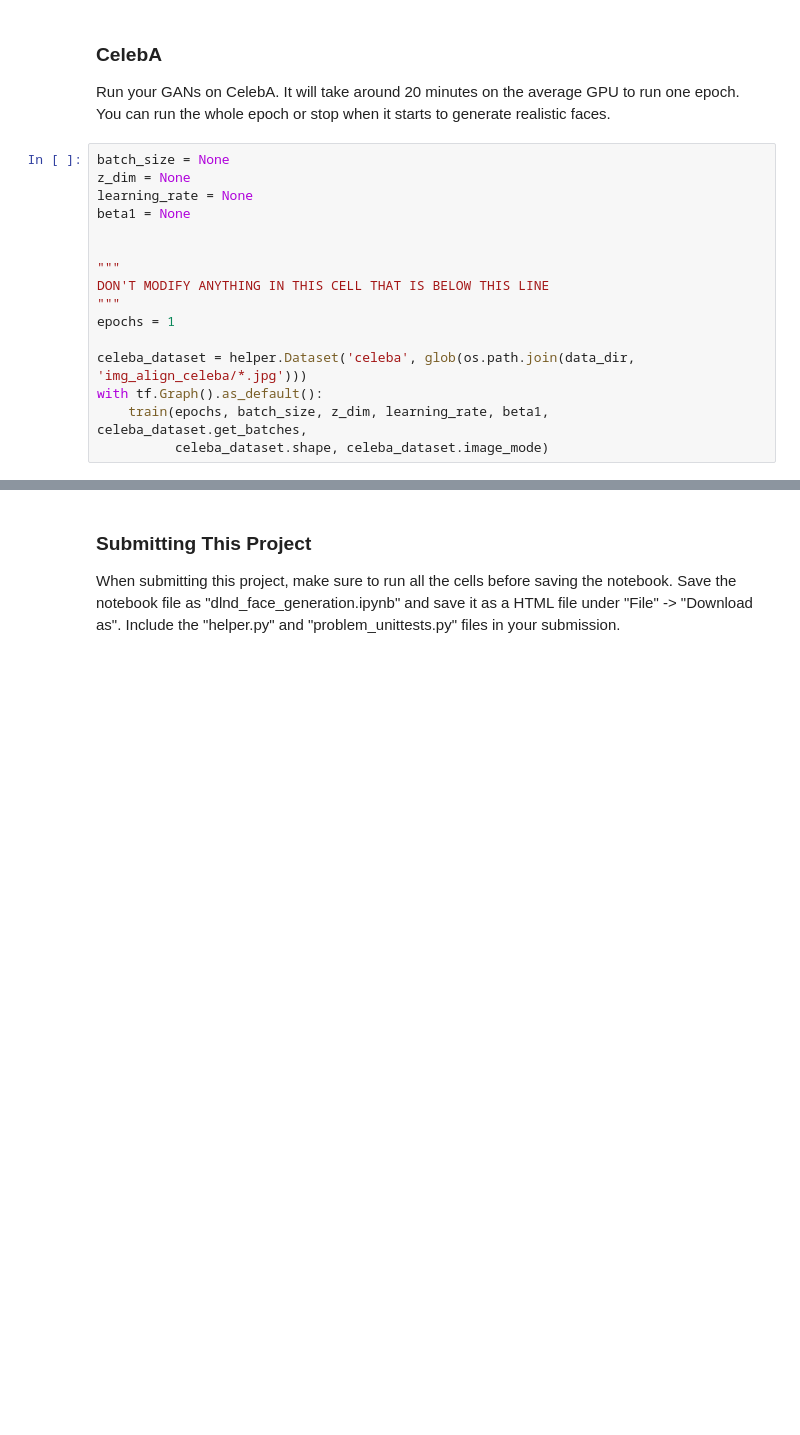
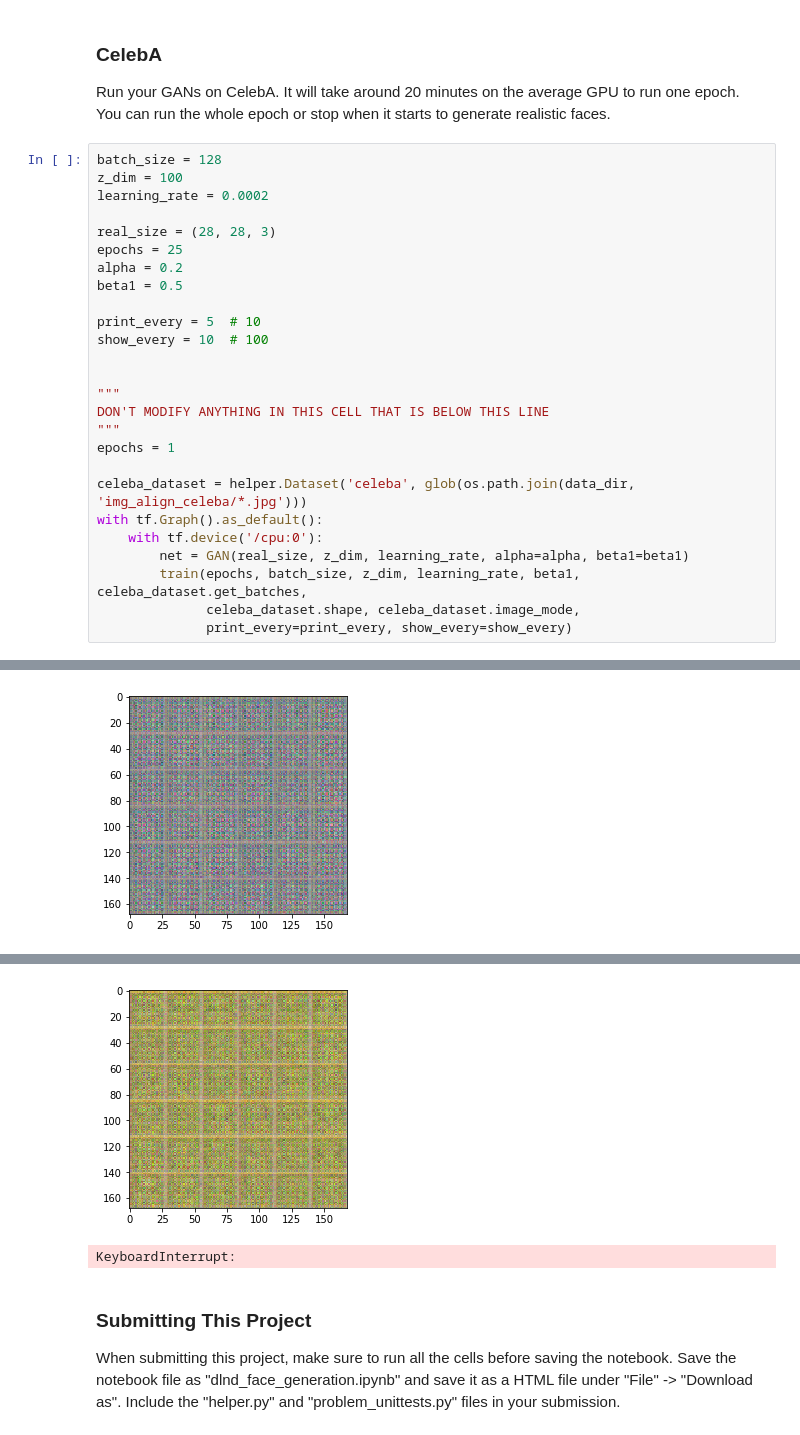
Before and after one commit to claudiu04/deep-learning, a Jupyter notebook: face_generation/dlnd_face_generation.ipynb, the cells around one changed output, grey strips where cells are left out. Cells and saved outputs as stored; diff of their text form; blank space fills up the shorter version.

```diff
--- a/face_generation/dlnd_face_generation.ipynb
+++ b/face_generation/dlnd_face_generation.ipynb
@@ -442,10 +460,17 @@ TypeError: Cannot interpret feed_dict key as Tensor: Tensor Tensor("real_input:0
 ### CelebA
 Run your GANs on CelebA.  It will take around 20 minutes on the average GPU to run one epoch.  You can run the whole epoch or stop when it starts to generate realistic faces.
 # %%
-batch_size = None
-z_dim = None
-learning_rate = None
-beta1 = None
+batch_size = 128
+z_dim = 100
+learning_rate = 0.0002
+
+real_size = (28, 28, 3)
+epochs = 25
+alpha = 0.2
+beta1 = 0.5
+
+print_every = 5  # 10
+show_every = 10  # 100
 
 
 """
@@ -455,5 +480,9 @@ epochs = 1
 
 celeba_dataset = helper.Dataset('celeba', glob(os.path.join(data_dir, 'img_align_celeba/*.jpg')))
 with tf.Graph().as_default():
-    train(epochs, batch_size, z_dim, learning_rate, beta1, celeba_dataset.get_batches,
-          celeba_dataset.shape, celeba_dataset.image_mode)
+    with tf.device('/cpu:0'):
+        net = GAN(real_size, z_dim, learning_rate, alpha=alpha, beta1=beta1)
+        train(epochs, batch_size, z_dim, learning_rate, beta1, celeba_dataset.get_batches,
+              celeba_dataset.shape, celeba_dataset.image_mode,
+              print_every=print_every, show_every=show_every)
+# %% [output]
@@ -459,0 +491 @@ with tf.Graph().as_default():
+[figure, added]
@@ -460,3 +494,5 @@ with tf.Graph().as_default():
+[figure, added]
+KeyboardInterrupt:
 # %% [markdown]
 ### Submitting This Project
 When submitting this project, make sure to run all the cells before saving the notebook. Save the notebook file as "dlnd_face_generation.ipynb" and save it as a HTML file under "File" -> "Download as". Include the "helper.py" and "problem_unittests.py" files in your submission.
```
Also changed, not shown: parts of 6 cells of this notebook.
